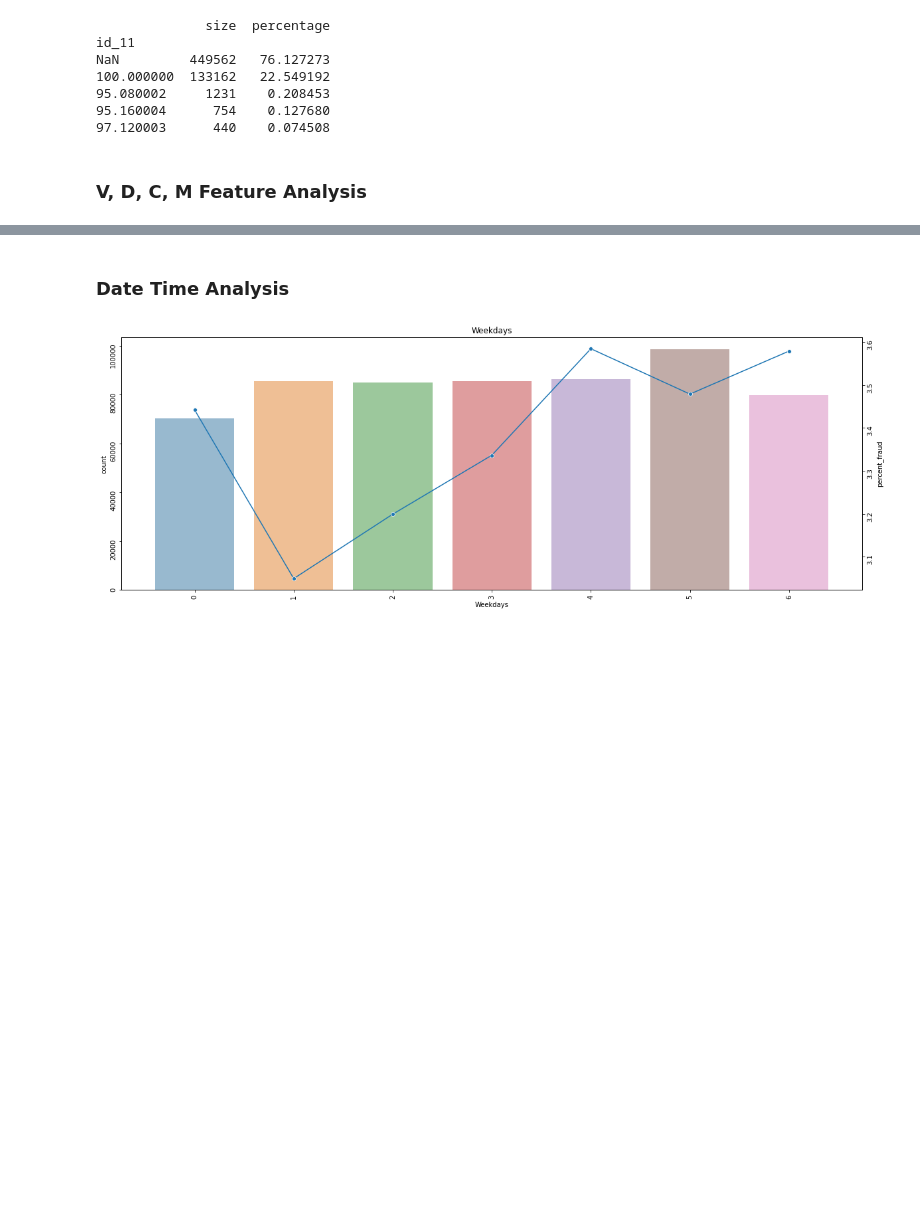
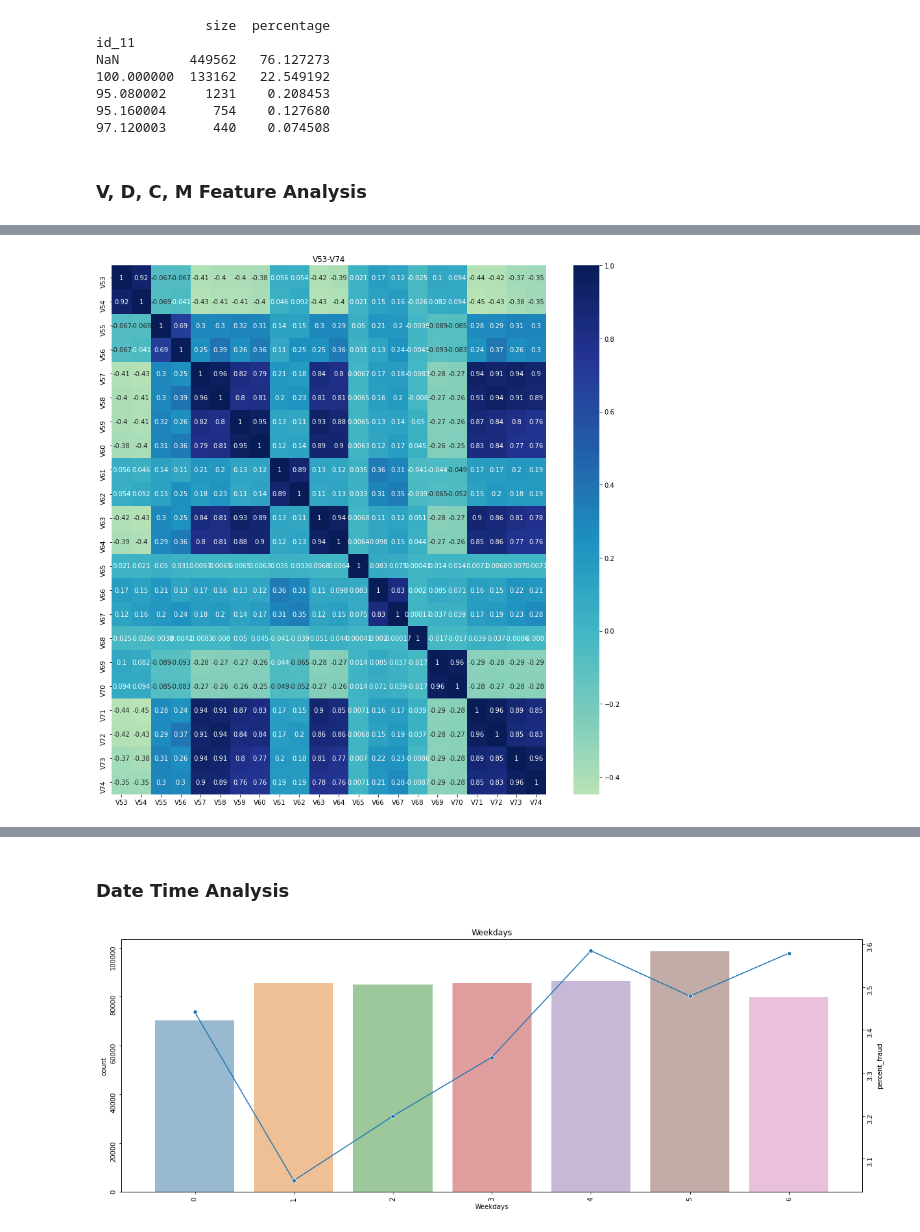
Before and after one commit to JoshSpangler96/IEEE-CIS-Fraud-Detection, a Jupyter notebook: IEEE_Fraud_Detection_EDA.ipynb, the cells around one changed output, grey strips where cells are left out. Drawn from its saved outputs; the diff is of its cells as text; code cells hidden in the pictures; blank space fills up the shorter version.

```diff
--- a/IEEE_Fraud_Detection_EDA.ipynb
+++ b/IEEE_Fraud_Detection_EDA.ipynb
@@ -780,0 +821,8 @@ From the Nan analysis we can see that all of these features have the same amount
+# %%
+features = ['V53', 'V54', 'V55', 'V56', 'V57', 'V58', 'V59', \
+            'V60', 'V61', 'V62', 'V63', 'V64', 'V65', 'V66', \
+            'V67', 'V68', 'V69', 'V70', 'V71', 'V72', 'V73', 'V74']
+
+corr_plot(df=train, features=features, title='V53-V74')
+# %% [output]
+[figure, added]
```
Also changed, not shown: parts of 80 cells of this notebook.
